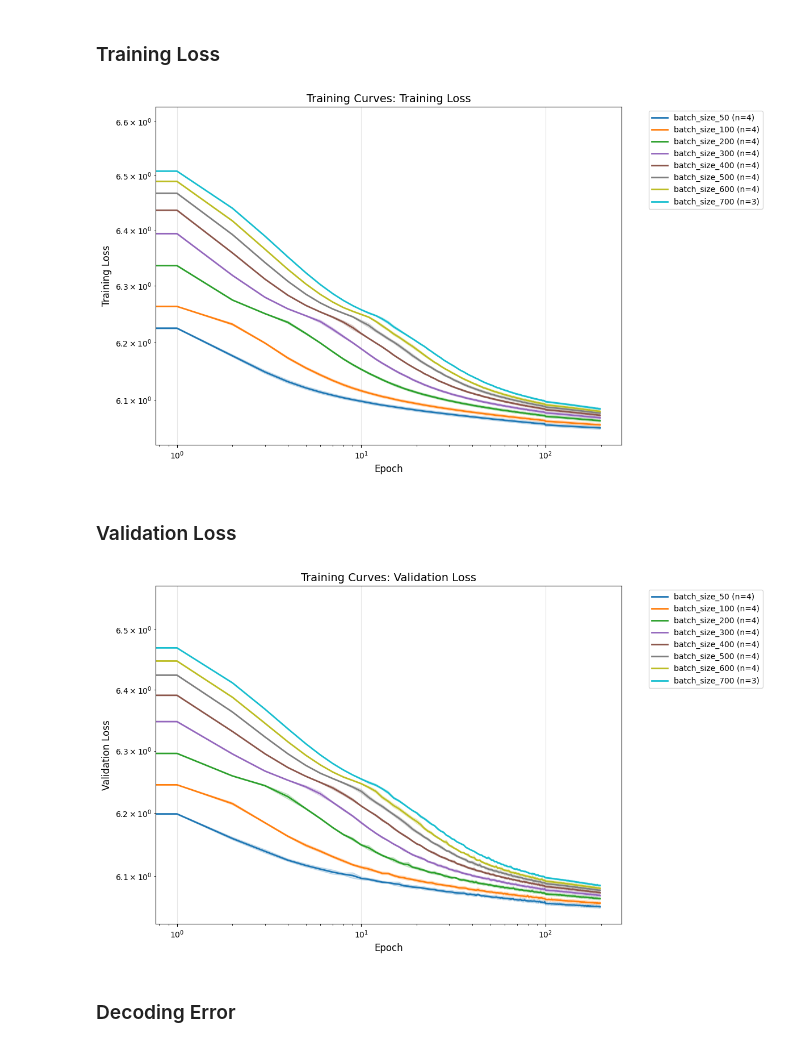
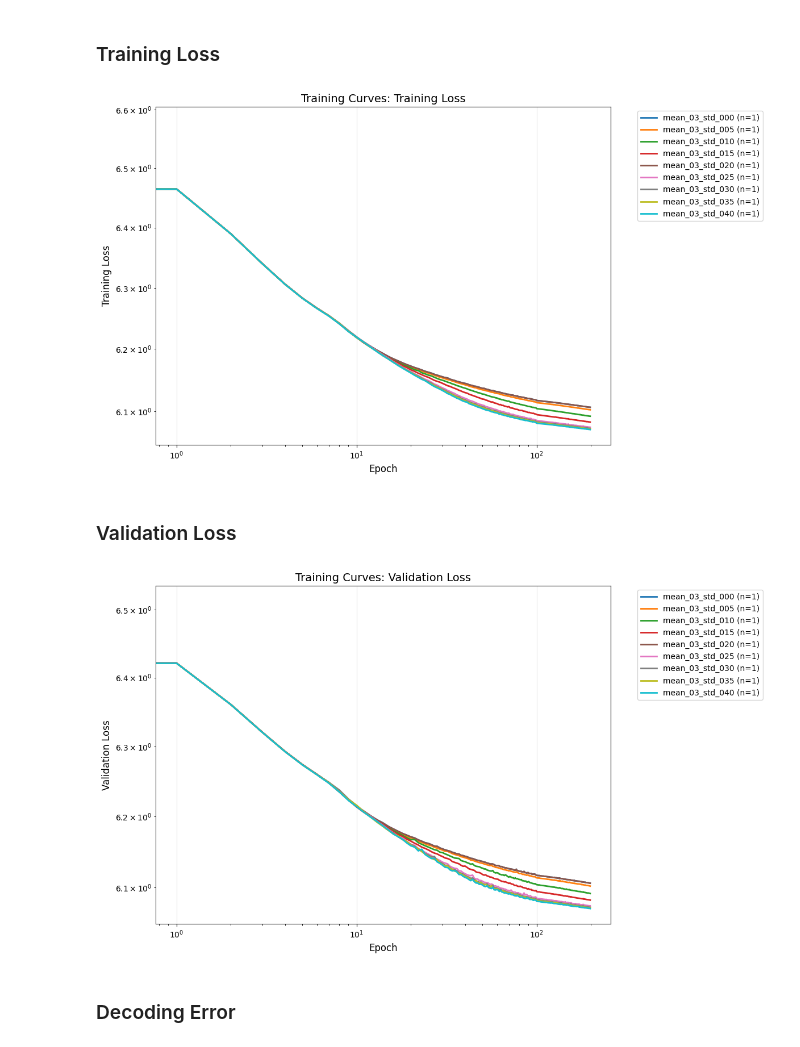
Before and after one commit to geometric-intelligence/timescales, a Jupyter notebook: pirnns/analysis/notebooks/training_metrics.ipynb, the cells around one changed output. Saved outputs shown, nothing was run; the diff lists cells and outputs as text; code cells hidden in the pictures.

```diff
--- a/pirnns/analysis/notebooks/training_metrics.ipynb
+++ b/pirnns/analysis/notebooks/training_metrics.ipynb
@@ -41,7 +41,12 @@ import torch
 #     "/home/facosta/pirnns/pirnns/logs/experiments/timescales_sweep_20251002_064332"
 # )
 
-sweep_dir = "/home/facosta/pirnns/pirnns/logs/experiments/batch_sweep_20251004_000019"
+sweep_dir = "/home/facosta/pirnns/pirnns/logs/experiments/std_sweep_20251008_012654"
+
+
+# sweep_dir = "/home/facosta/pirnns/pirnns/logs/experiments/batch_sweep_20251004_000019"
+
+# sweep_dir = "/home/facosta/pirnns/pirnns/logs/experiments/single_timescales_sweep_20251005_094501"
 
 device = "cuda" if torch.cuda.is_available() else "cpu"
 
@@ -71,0 +81,13 @@ Loading experiment: batch_size_100
+# %%
+# Filter models by mean timescale
+models_mean_03 = {k: v for k, v in models.items() if "mean_03" in k}
+models_mean_05 = {k: v for k, v in models.items() if "mean_05" in k or "mean05" in k}
+models_mean_07 = {k: v for k, v in models.items() if "mean_07" in k}
+
+# Verify the split
+print(f"Mean 0.3: {len(models_mean_03)} experiments")
+print(f"Mean 0.5: {len(models_mean_05)} experiments")
+print(f"Mean 0.7: {len(models_mean_07)} experiments")
+print(
+    f"Total: {len(models_mean_03) + len(models_mean_05) + len(models_mean_07)} / {len(models)}"
+)
@@ -71,0 +99,16 @@ Loading experiment: batch_size_100
+# %%
+from pirnns.analysis.plotting import create_color_mapping
+
+# For std variations
+colors_03 = create_color_mapping(
+    models_mean_03, "viridis", ["timescales_config", "std"]
+)
+colors_05 = create_color_mapping(models_mean_05, "plasma", ["timescales_config", "std"])
+colors_07 = create_color_mapping(
+    models_mean_07, "coolwarm", ["timescales_config", "std"]
+)
+
+from pirnns.analysis.plotting import plot_training_curves_sweep
+
+# Plot with custom colors
+plot_training_curves_sweep(models_mean_03, metric="val_loss", colors=colors_03)
@@ -76,15 +121,15 @@ from pirnns.analysis.plotting import plot_training_curves_sweep
 # %% [markdown]
 ### Training Loss
 # %%
-plot_training_curves_sweep(models, metric="train_loss", log_x=True, log_y=True)
+plot_training_curves_sweep(models_mean_03, metric="train_loss", log_x=True, log_y=True)
 # %% [output]
-[figure, old version]
+[figure, new version]
 # %% [markdown]
 ### Validation Loss
 # %%
-plot_training_curves_sweep(models, metric="val_loss", log_x=True, log_y=True)
+plot_training_curves_sweep(models_mean_03, metric="val_loss", log_x=True, log_y=True)
 # %% [output]
-[figure, old version]
+[figure, new version]
 # %% [markdown]
 ### Decoding Error
 # %%
```
Also changed, not shown: parts of 5 cells of this notebook, 3 other files.
